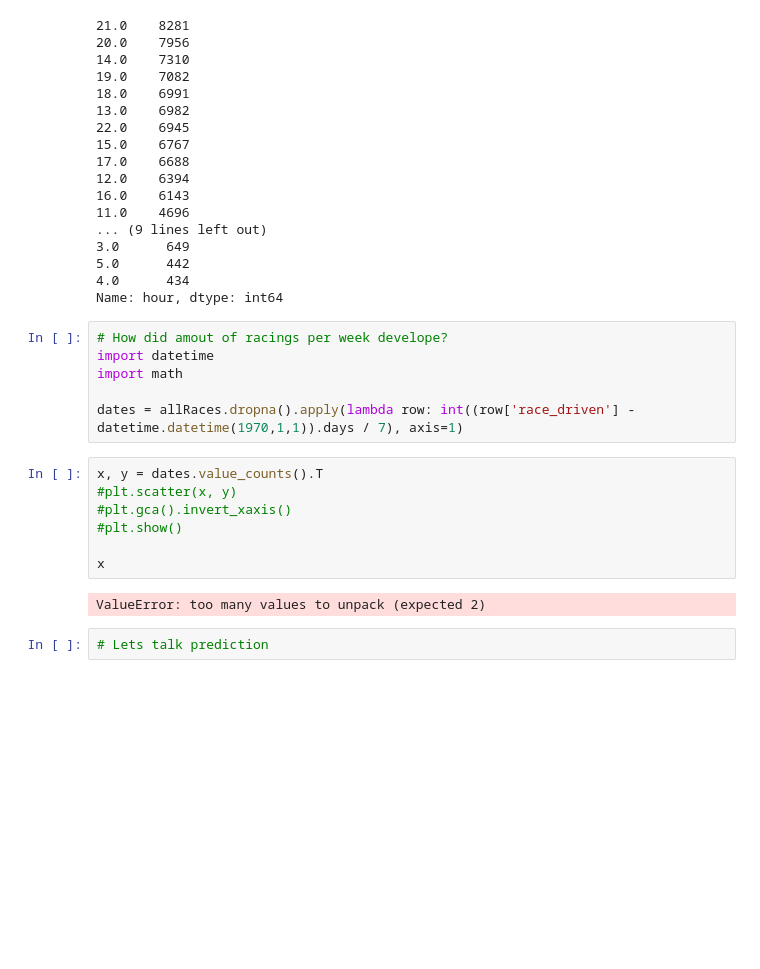
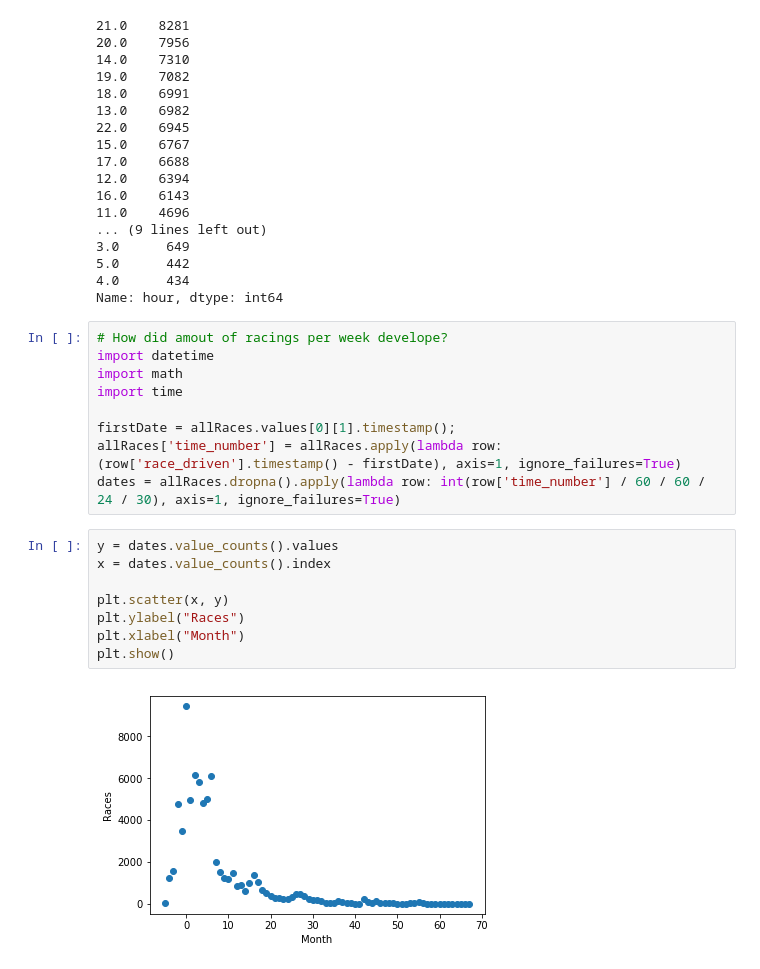
Before and after one commit to MoritzGoeckel/RaceingGameDataAnalysis, a Jupyter notebook: IT-Talents_RaceAnalysis.ipynb, the cells around one changed output. Cells and saved outputs as stored; diff of their text form; blank space fills up the shorter version.

```diff
--- a/IT-Talents_RaceAnalysis.ipynb
+++ b/IT-Talents_RaceAnalysis.ipynb
@@ -468,16 +468,18 @@ Name: hour, dtype: int64
 # How did amout of racings per week develope?
 import datetime
 import math
+import time
 
-dates = allRaces.dropna().apply(lambda row: int((row['race_driven'] - datetime.datetime(1970,1,1)).days / 7), axis=1)
+firstDate = allRaces.values[0][1].timestamp();
+allRaces['time_number'] = allRaces.apply(lambda row: (row['race_driven'].timestamp() - firstDate), axis=1, ignore_failures=True)
+dates = allRaces.dropna().apply(lambda row: int(row['time_number'] / 60 / 60 / 24 / 30), axis=1, ignore_failures=True)
 # %%
-x, y = dates.value_counts().T
-#plt.scatter(x, y)
-#plt.gca().invert_xaxis()
-#plt.show()
+y = dates.value_counts().values
+x = dates.value_counts().index
 
-x
+plt.scatter(x, y)
+plt.ylabel("Races")
+plt.xlabel("Month")
+plt.show()
 # %% [output]
-ValueError: too many values to unpack (expected 2)
+[figure, added]
-# %%
-# Lets talk prediction
```
Also changed, not shown: parts of 7 cells of this notebook.
